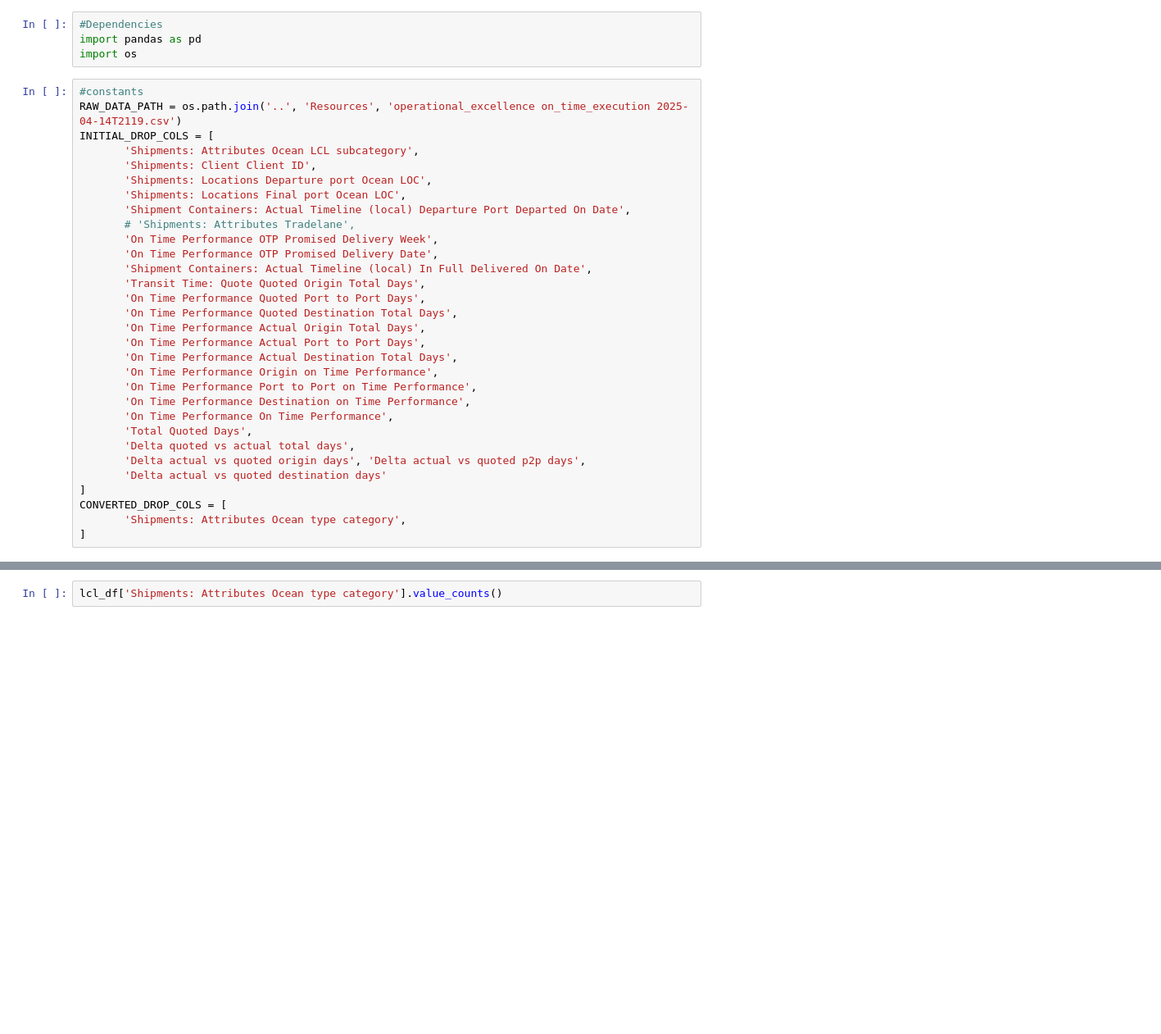
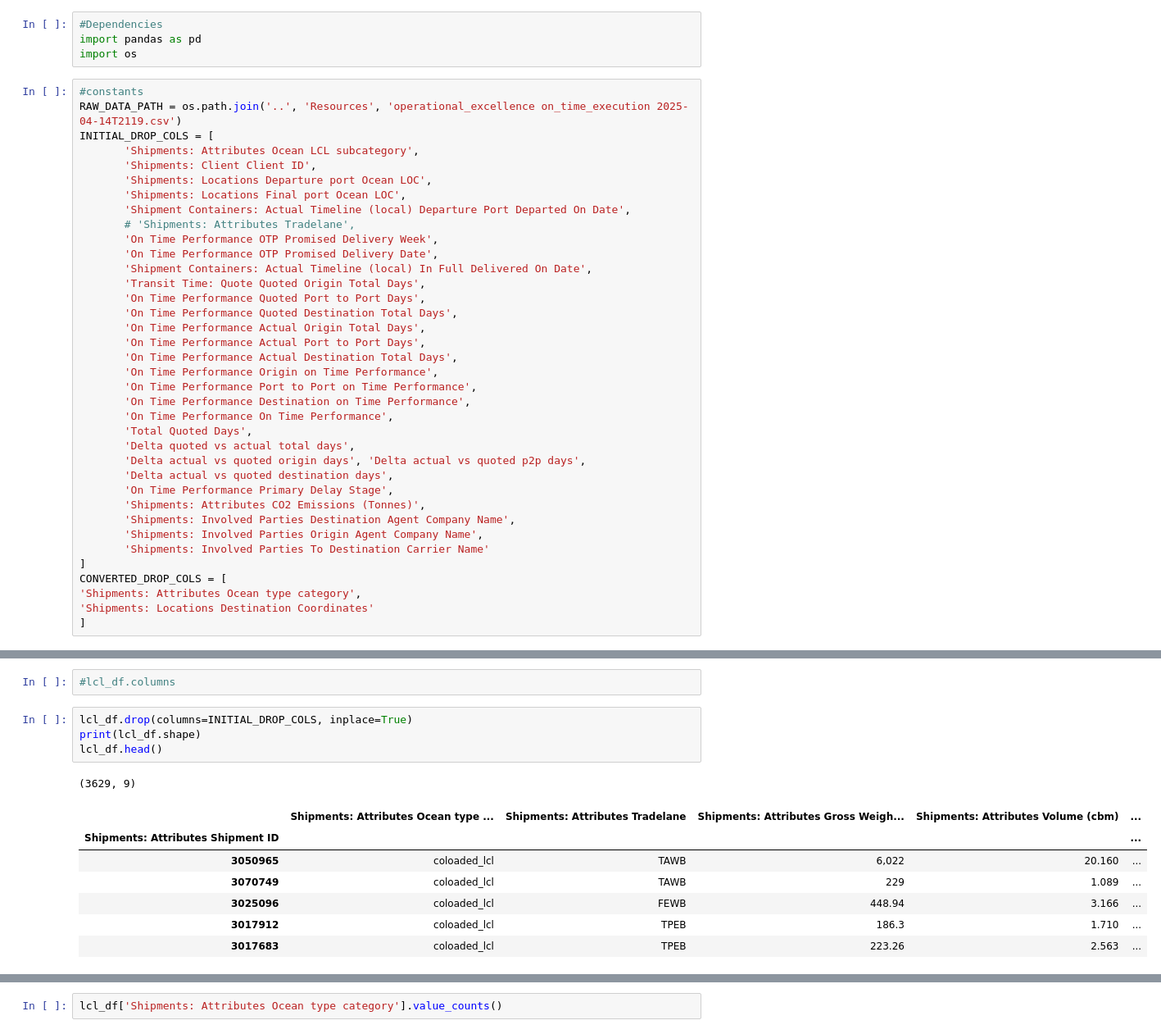
Before and after one commit to sagehan1/Project-4, a Jupyter notebook: Exploratory_Data_Analysis/raw_data_analysis.ipynb, the cells around one changed output, grey strips where cells are left out. Shown at 82% size. Drawn from its saved outputs; the diff is of its cells as text; blank space fills up the shorter version.

```diff
--- a/Exploratory_Data_Analysis/raw_data_analysis.ipynb
+++ b/Exploratory_Data_Analysis/raw_data_analysis.ipynb
@@ -28,9 +28,15 @@ INITIAL_DROP_COLS = [
        'Total Quoted Days',
        'Delta quoted vs actual total days',
        'Delta actual vs quoted origin days', 'Delta actual vs quoted p2p days',
-       'Delta actual vs quoted destination days'
+       'Delta actual vs quoted destination days',
+       'On Time Performance Primary Delay Stage',
+       'Shipments: Attributes CO2 Emissions (Tonnes)',
+       'Shipments: Involved Parties Destination Agent Company Name',
+       'Shipments: Involved Parties Origin Agent Company Name',
+       'Shipments: Involved Parties To Destination Carrier Name'
 ]
 CONVERTED_DROP_COLS = [
-       'Shipments: Attributes Ocean type category',
+'Shipments: Attributes Ocean type category',
+'Shipments: Locations Destination Coordinates'
 ]
 # %%
@@ -49,3 +58,18 @@ lcl_df.head()
+# %%
+#lcl_df.columns
+# %%
+lcl_df.drop(columns=INITIAL_DROP_COLS, inplace=True)
+print(lcl_df.shape)
+lcl_df.head()
+# %% [output]
+(3629, 9)
+|  | Shipments: Attributes Ocean type ... | Shipments: Attributes Tradelane | Shipments: Attributes Gross Weigh... | Shipments: Attributes Volume (cbm) | ... |
+| Shipments: Attributes Shipment ID |  |  |  |  | ... |
+| 3050965 | coloaded_lcl | TAWB | 6,022 | 20.160 | ... |
+| 3070749 | coloaded_lcl | TAWB | 229 | 1.089 | ... |
+| 3025096 | coloaded_lcl | FEWB | 448.94 | 3.166 | ... |
+| 3017912 | coloaded_lcl | TPEB | 186.3 | 1.710 | ... |
+| 3017683 | coloaded_lcl | TPEB | 223.26 | 2.563 | ... |
 # %%
 lcl_df.dtypes
 # %% [output]
```
Also changed, not shown: parts of 13 cells of this notebook.
